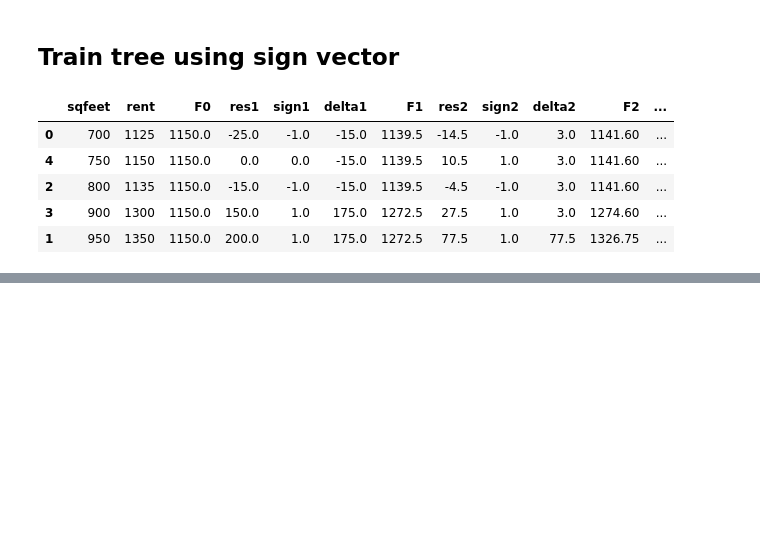
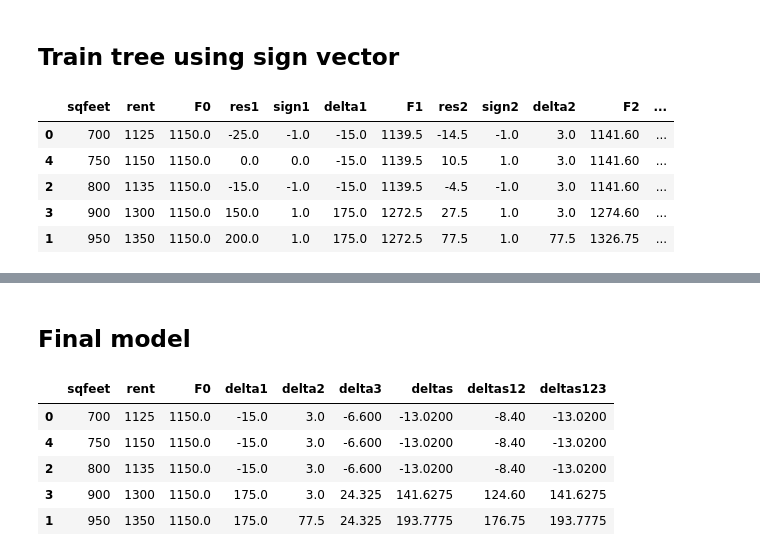
Before and after one commit to parrt/ml-articles, a Jupyter notebook: gradient-boosting/notebooks/dev-mae.ipynb, the cells around one changed output, grey strips where cells are left out. Cells and saved outputs as stored; diff of their text form; code cells hidden in the pictures; blank space fills up the shorter version.

```diff
--- a/gradient-boosting/notebooks/dev-mae.ipynb
+++ b/gradient-boosting/notebooks/dev-mae.ipynb
@@ -99,0 +246,17 @@ print(mse,mae)
+# %% [markdown]
+## Final model
+# %%
+df = data()
+gbm = boost(df, 'sqfeet', 'rent', splits, eta, M)
+df['deltas12'] = 0.7 * df[['delta1','delta2']].sum(axis=1)
+df['deltas123'] = 0.7 * df[['delta1','delta2','delta3']].sum(axis=1)
+df['deltas'] = 0.7 * df[['delta1','delta2','delta3']].sum(axis=1) # sum deltas
+
+df[['sqfeet','rent','F0','delta1','delta2','delta3','deltas','deltas12','deltas123']]
+# %% [output]
+|  | sqfeet | rent | F0 | delta1 | delta2 | delta3 | deltas | deltas12 | deltas123 |
+| 0 | 700 | 1125 | 1150.0 | -15.0 | 3.0 | -6.600 | -13.0200 | -8.40 | -13.0200 |
+| 4 | 750 | 1150 | 1150.0 | -15.0 | 3.0 | -6.600 | -13.0200 | -8.40 | -13.0200 |
+| 2 | 800 | 1135 | 1150.0 | -15.0 | 3.0 | -6.600 | -13.0200 | -8.40 | -13.0200 |
+| 3 | 900 | 1300 | 1150.0 | 175.0 | 3.0 | 24.325 | 141.6275 | 124.60 | 141.6275 |
+| 1 | 950 | 1350 | 1150.0 | 175.0 | 77.5 | 24.325 | 193.7775 | 176.75 | 193.7775 |
```
Also changed, not shown: parts of 8 cells of this notebook.
